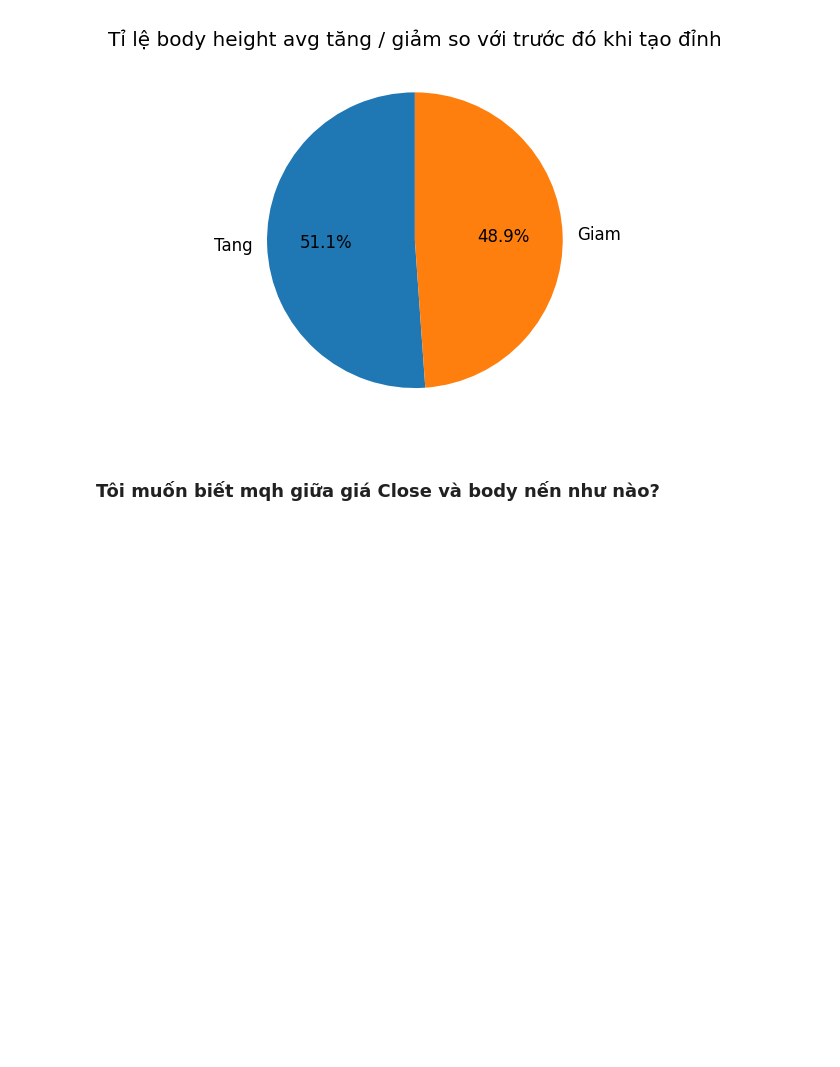
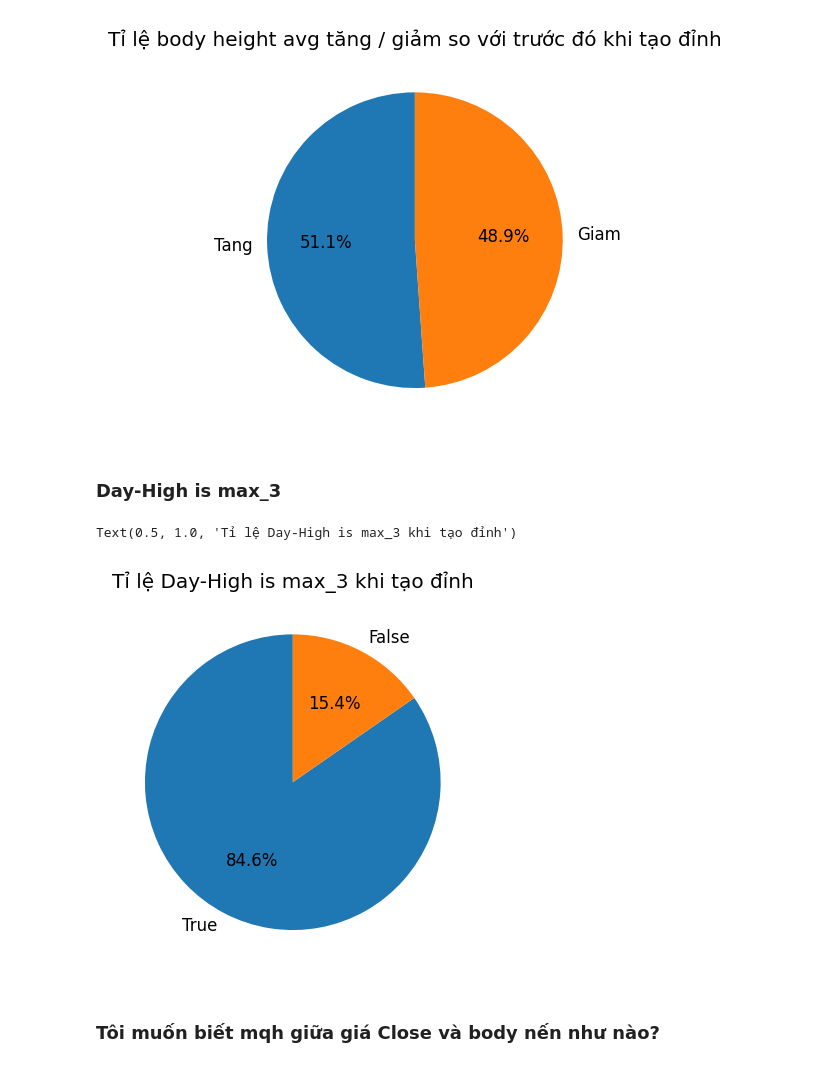
Before and after one commit to zuongthaotn/phantich-chungkhoan, a Jupyter notebook: VN30F1M/Day_High_Analytics.ipynb, the cells around one changed output. Drawn from its saved outputs; the diff is of its cells as text; code cells hidden in the pictures; blank space fills up the shorter version.

```diff
--- a/VN30F1M/Day_High_Analytics.ipynb
+++ b/VN30F1M/Day_High_Analytics.ipynb
@@ -123,6 +131,25 @@ plt.title("Tỉ lệ body height avg tăng / giảm so với trước đó khi t
 # %% [output]
 Text(0.5, 1.0, 'Tỉ lệ body height avg tăng / giảm so với trước đó khi tạo đỉnh')
 [figure]
+# %% [markdown]
+### Day-High is max_3
+# %%
+ana_data = merged_data.copy()
+ana_data['is_max_3'] = (ana_data["High"] > ana_data["High"].shift(1).rolling(3).max())
+ana_data.dropna(inplace=True)
+ana_data = ana_data[ana_data.High == ana_data.DayHigh]
+counts = ana_data['is_max_3'].value_counts()
+plt.figure(figsize=(4, 4))
+plt.pie(
+    counts,
+    labels=counts.index.astype(str),
+    autopct='%1.1f%%',
+    startangle=90
+)
+plt.title("Tỉ lệ Day-High is max_3 khi tạo đỉnh")
+# %% [output]
+Text(0.5, 1.0, 'Tỉ lệ Day-High is max_3 khi tạo đỉnh')
+[figure, added]
 # %% [markdown]
 ### Tôi muốn biết mqh giữa giá Close và body nến như nào?
 # %%
```
Also changed, not shown: parts of 5 cells of this notebook, 3 other files.
